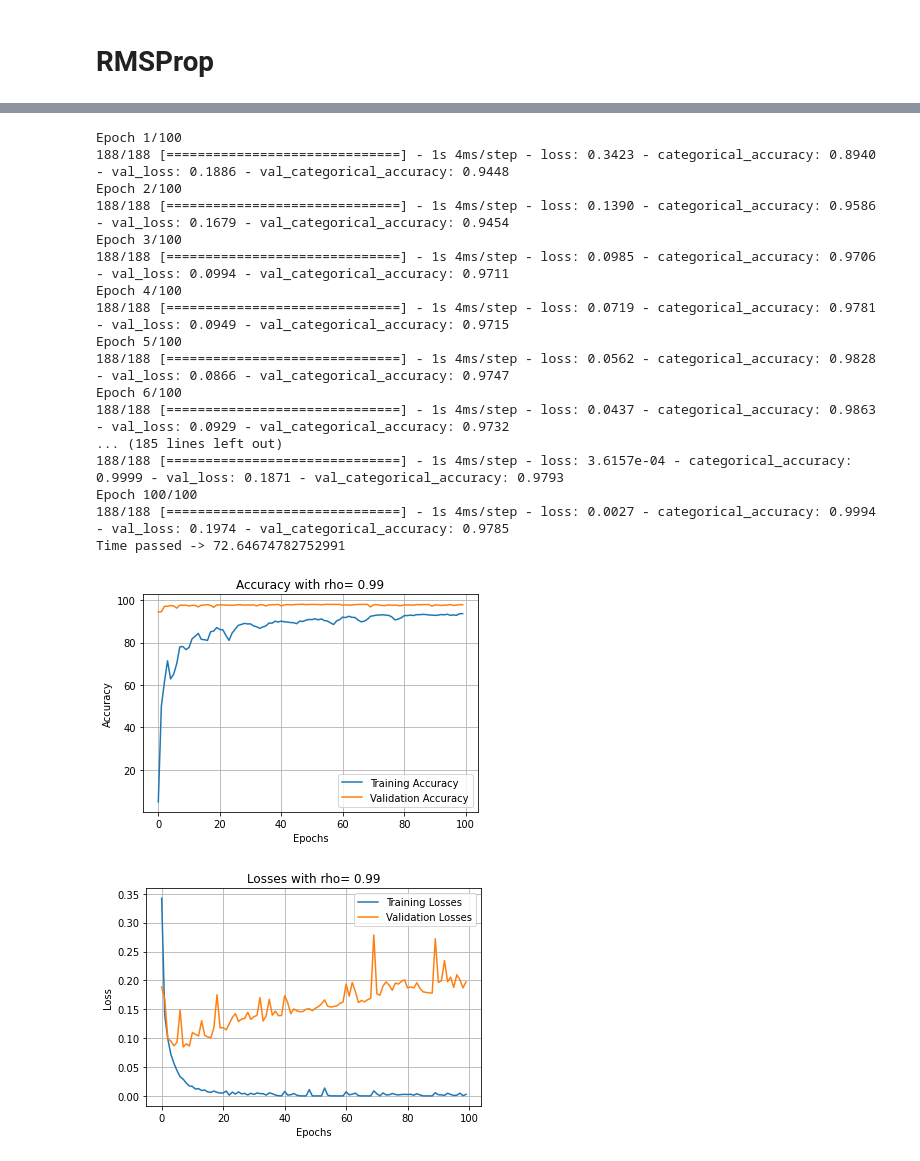
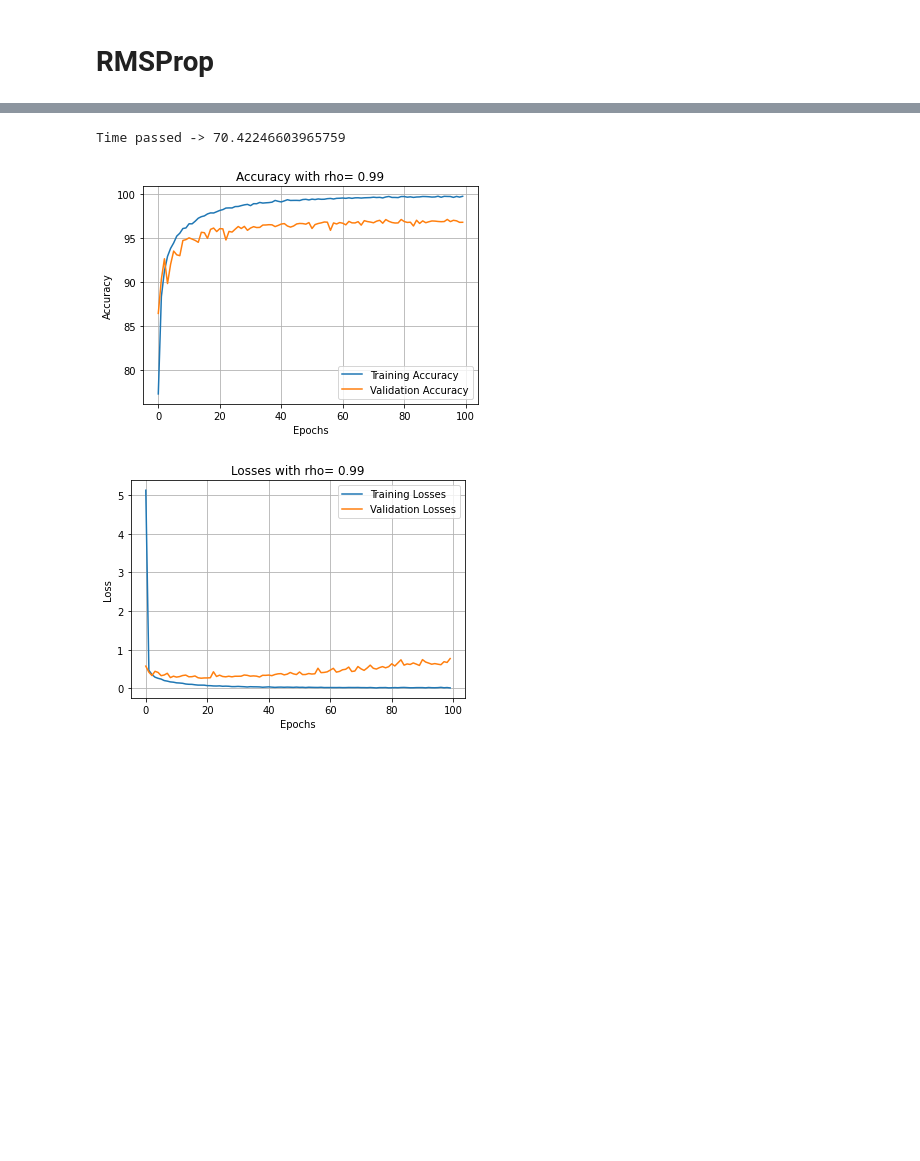
Before and after one commit to mylo19/Computanional-Intellince, a Jupyter notebook: mpl-mnist.ipynb, the cells around one changed output, grey strips where cells are left out. Cells and saved outputs as stored; diff of their text form; code cells hidden in the pictures; blank space fills up the shorter version.

```diff
--- a/mpl-mnist.ipynb
+++ b/mpl-mnist.ipynb
@@ -40,15 +41,25 @@ learning_rate_sgd = 0.01
+# %%
+epochs = 100
+input_shape = [28, 28]
+neurons_first_layer = 128
+neurons_second_layer = 256
+neurons_output = 10
 # %% [markdown]
 # Baseline Model
 # %%
-for batch in batch_sizes_baseline:
+# hyperparameters
+batch_sizes = [256, length_training] #[1, 256, length_training]
+
+# model setting
+for batch_size in batch_sizes:
     start = time.time()
     model_baseline = Sequential()
-    model_baseline.add(Flatten(input_shape=(28, 28)))
-    model_baseline.add(Dense(128, activation='relu'))
-    model_baseline.add(Dense(256, activation='relu'))
-    model_baseline.add(Dense(10, activation='softmax'))
+    model_baseline.add(Flatten(input_shape=input_shape))
+    model_baseline.add(Dense(neurons_first_layer, activation='relu'))
+    model_baseline.add(Dense(neurons_second_layer, activation='relu'))
+    model_baseline.add(Dense(neurons_output, activation='softmax'))
     model_baseline.compile(loss=tf.keras.losses.CategoricalCrossentropy(), metrics=[tf.keras.metrics.CategoricalAccuracy()])
-    fit_model = model_baseline.fit(x_train, y_train, batch_size=batch, epochs=epochs, validation_data=(x_validation, y_validation))
+    fit_model = model_baseline.fit(x_train, y_train, batch_size=batch_size, epochs=epochs, validation_data=(x_validation, y_validation),verbose=0)
 
     print(f'Time passed -> ' +str(time.time() - start))
 
@@ -58,7 +69,7 @@ for batch in batch_sizes_baseline:
     plt.plot(train_accuracy)
     plt.plot(validation_accuracy)
 
-    plt.title(f'Accuracy with batch =' + str(batch))
+    plt.title(f'Accuracy with batch =' + str(batch_size))
     plt.xlabel('Epochs')
     plt.ylabel('Accuracy')
     plt.legend(['Training Accuracy', 'Validation Accuracy'], loc='lower right')
@@ -71,7 +82,7 @@ for batch in batch_sizes_baseline:
     plt.plot(train_loss)
     plt.plot(validation_loss)
 
-    plt.title(f'Losses with batch =' + str(batch))
+    plt.title(f'Losses with batch =' + str(batch_size))
     plt.xlabel('Epochs')
     plt.ylabel('Loss')
     plt.legend(['Training Losses', 'Validation Accuracy'], loc='upper right')
@@ -119,20 +99,27 @@ Time passed -> 32.67346787452698
 # %% [markdown]
 # RMSProp
 # %%
+# hyperparameters
+batch_size = 256
+rho = [0.01, 0.99]
+learning_rate = 0.001
+
+# model setting
 for r in rho:
     start = time.time()
     model_rms = Sequential()
-    model_rms.add(Flatten(input_shape=(28, 28)))
-    model_rms.add(Dense(128, activation='relu'))
-    model_rms.add(Dense(256, activation='relu'))
-    model_rms.add(Dense(10, activation='softmax'))
-    model_rms.compile(optimizer=tf.keras.optimizers.RMSprop(learning_rate=learning_rate_rms, rho=r),
+    model_rms.add(Flatten(input_shape=input_shape))
+    model_rms.add(Dense(neurons_first_layer, activation='relu'))
+    model_rms.add(Dense(neurons_second_layer, activation='relu'))
+    model_rms.add(Dense(neurons_output, activation='softmax'))
+    model_rms.compile(optimizer=tf.keras.optimizers.RMSprop(learning_rate=learning_rate, rho=r),
                    loss=tf.keras.losses.CategoricalCrossentropy(),
                    metrics=[tf.keras.metrics.CategoricalAccuracy()])
-    fit_model_rms = model_rms.fit(x_train, y_train, batch_size=batch_size, epochs=epochs, validation_data=(x_validation, y_validation))
+    fit_model_rms = model_rms.fit(x_train, y_train, batch_size=batch_size, epochs=epochs, validation_data=(x_validation, y_validation),verbose=0)
 
     print(f'Time passed -> ' +str(time.time() - start))
 
+    train_accuracy = [fit_model_rms.history['categorical_accuracy'][i] * 100 for i in range(100)]
     validation_accuracy = [fit_model_rms.history['val_categorical_accuracy'][i] * 100 for i in range(100)]
 
     plt.plot(train_accuracy)
@@ -180,19 +151,3 @@ Time passed -> 82.34443759918213
-Epoch 1/100
-188/188 [==============================] - 1s 4ms/step - loss: 0.3423 - categorical_accuracy: 0.8940 - val_loss: 0.1886 - val_categorical_accuracy: 0.9448
-Epoch 2/100
-188/188 [==============================] - 1s 4ms/step - loss: 0.1390 - categorical_accuracy: 0.9586 - val_loss: 0.1679 - val_categorical_accuracy: 0.9454
-Epoch 3/100
-188/188 [==============================] - 1s 4ms/step - loss: 0.0985 - categorical_accuracy: 0.9706 - val_loss: 0.0994 - val_categorical_accuracy: 0.9711
-Epoch 4/100
-188/188 [==============================] - 1s 4ms/step - loss: 0.0719 - categorical_accuracy: 0.9781 - val_loss: 0.0949 - val_categorical_accuracy: 0.9715
-Epoch 5/100
-188/188 [==============================] - 1s 4ms/step - loss: 0.0562 - categorical_accuracy: 0.9828 - val_loss: 0.0866 - val_categorical_accuracy: 0.9747
-Epoch 6/100
-188/188 [==============================] - 1s 4ms/step - loss: 0.0437 - categorical_accuracy: 0.9863 - val_loss: 0.0929 - val_categorical_accuracy: 0.9732
-... (185 lines left out)
-188/188 [==============================] - 1s 4ms/step - loss: 3.6157e-04 - categorical_accuracy: 0.9999 - val_loss: 0.1871 - val_categorical_accuracy: 0.9793
-Epoch 100/100
-188/188 [==============================] - 1s 4ms/step - loss: 0.0027 - categorical_accuracy: 0.9994 - val_loss: 0.1974 - val_categorical_accuracy: 0.9785
-Time passed -> 72.64674782752991
+Time passed -> 70.42246603965759
-[figure, old version]
+[figure, new version]
-[figure, old version]
+[figure, new version]
```
Also changed, not shown: parts of 12 cells of this notebook.
